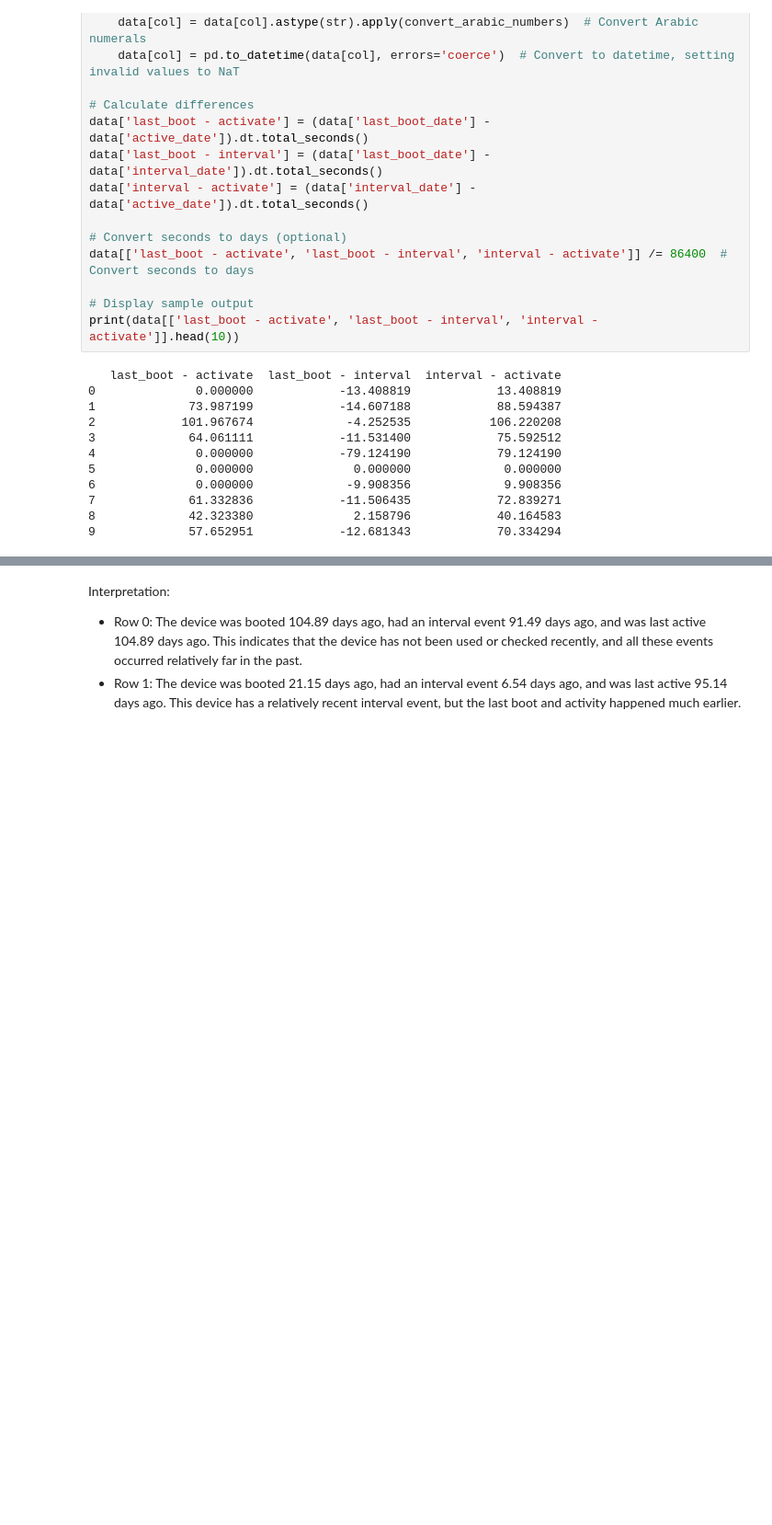
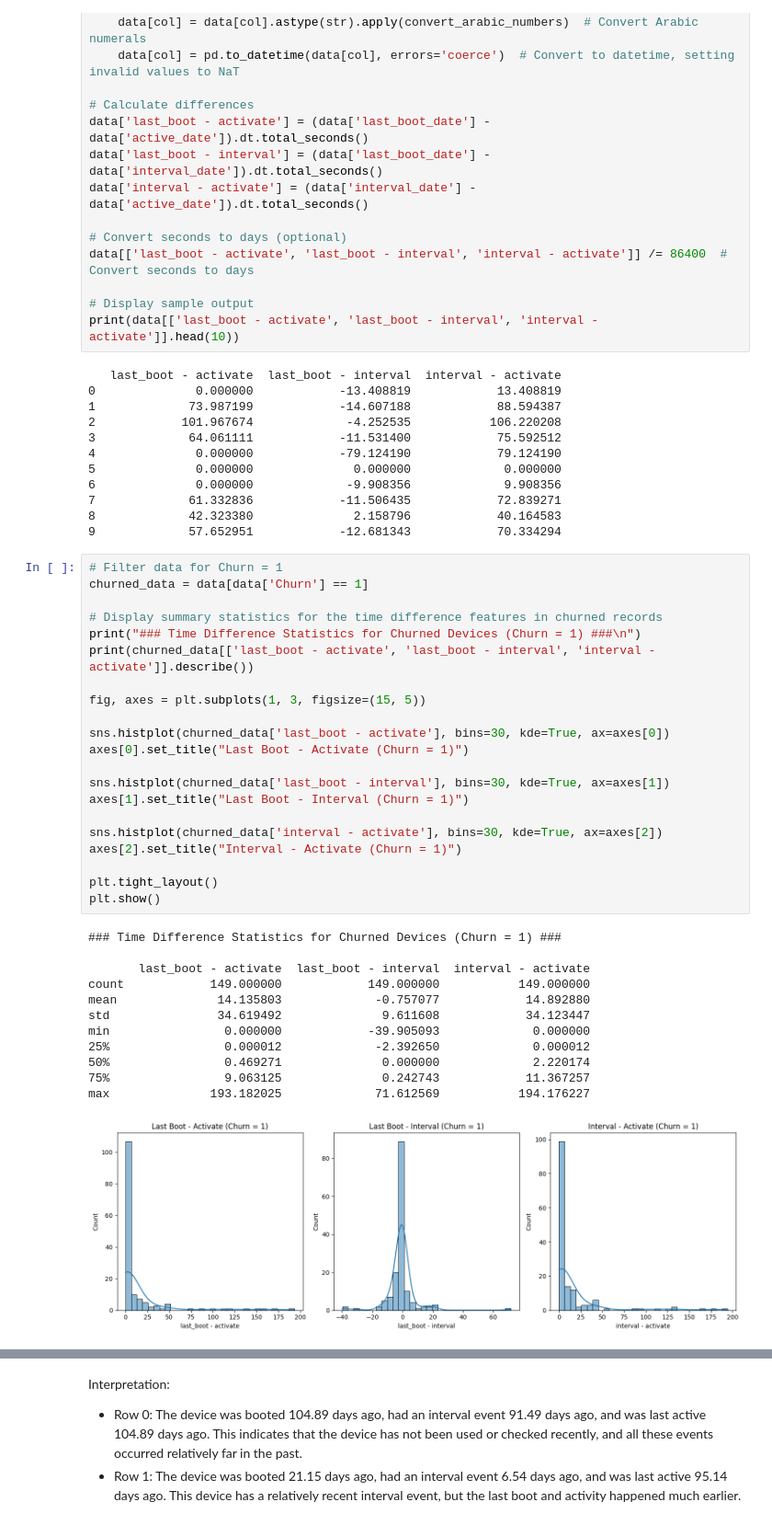
Before and after one commit to ACarrig/NUUMobile1, a Jupyter notebook: backend/Notebooks/data_before_Feb13_analysis.ipynb, the cells around one changed output, grey strips where cells are left out. Shown at 92% size. Drawn from its saved outputs; the diff is of its cells as text; blank space fills up the shorter version.

```diff
--- a/backend/Notebooks/data_before_Feb13_analysis.ipynb
+++ b/backend/Notebooks/data_before_Feb13_analysis.ipynb
@@ -435,3 +514,37 @@ print(data[['last_boot - activate', 'last_boot - interval', 'interval - activate
 7             61.332836            -11.506435            72.839271
 8             42.323380              2.158796            40.164583
 9             57.652951            -12.681343            70.334294
+# %%
+# Filter data for Churn = 1
+churned_data = data[data['Churn'] == 1]
+
+# Display summary statistics for the time difference features in churned records
+print("### Time Difference Statistics for Churned Devices (Churn = 1) ###\n")
+print(churned_data[['last_boot - activate', 'last_boot - interval', 'interval - activate']].describe())
+
+fig, axes = plt.subplots(1, 3, figsize=(15, 5))
+
+sns.histplot(churned_data['last_boot - activate'], bins=30, kde=True, ax=axes[0])
+axes[0].set_title("Last Boot - Activate (Churn = 1)")
+
+sns.histplot(churned_data['last_boot - interval'], bins=30, kde=True, ax=axes[1])
+axes[1].set_title("Last Boot - Interval (Churn = 1)")
+
+sns.histplot(churned_data['interval - activate'], bins=30, kde=True, ax=axes[2])
+axes[2].set_title("Interval - Activate (Churn = 1)")
+
+plt.tight_layout()
+plt.show()
+# %% [output]
+### Time Difference Statistics for Churned Devices (Churn = 1) ###
+
+       last_boot - activate  last_boot - interval  interval - activate
+count            149.000000            149.000000           149.000000
+mean              14.135803             -0.757077            14.892880
+std               34.619492              9.611608            34.123447
+min                0.000000            -39.905093             0.000000
+25%                0.000012             -2.392650             0.000012
+50%                0.469271              0.000000             2.220174
+75%                9.063125              0.242743            11.367257
+max              193.182025             71.612569           194.176227
+[figure, added]
```
Also changed, not shown: parts of 13 cells of this notebook.
